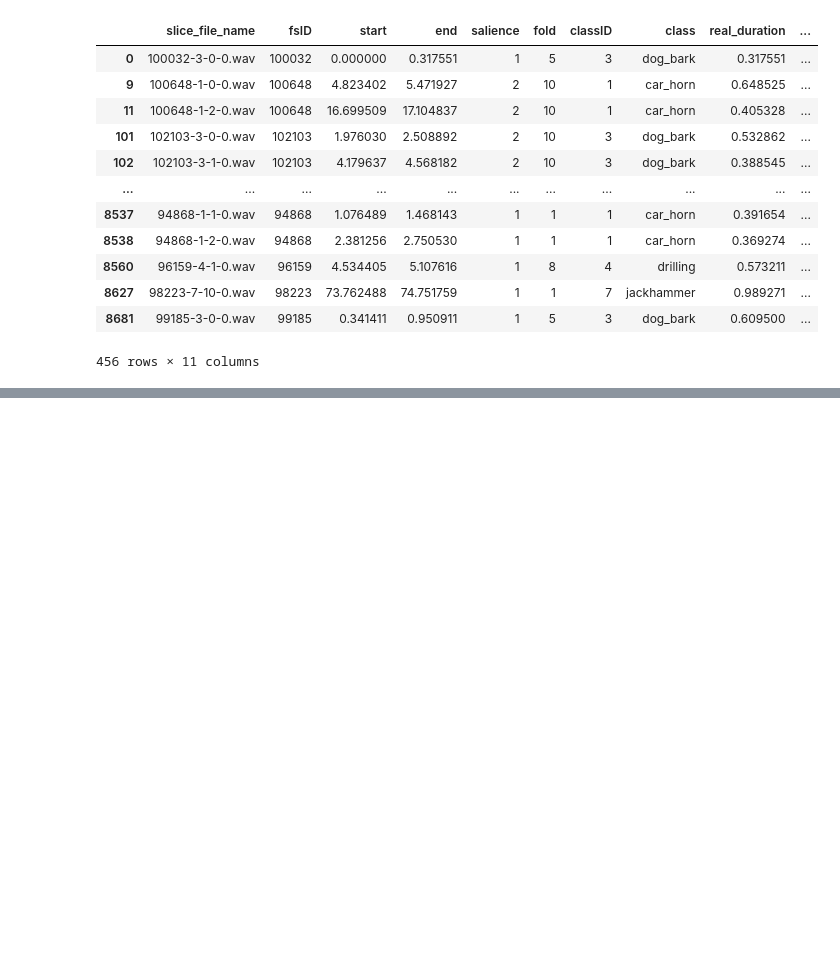
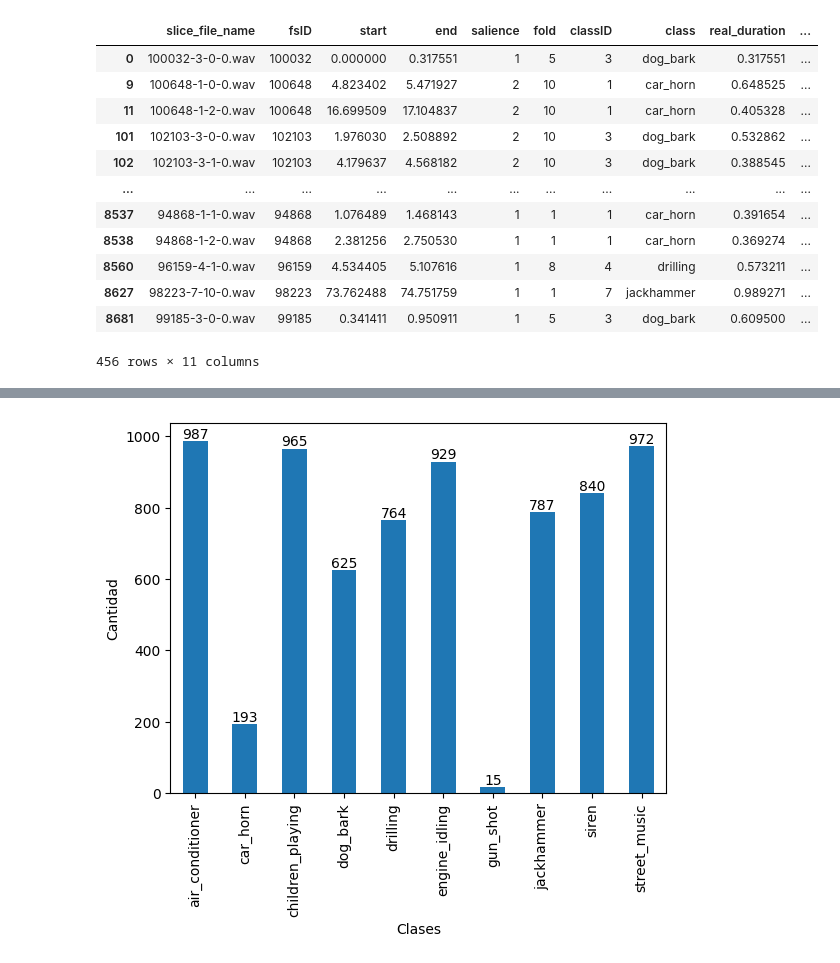
Before and after one commit to sebascarag/AI-SyntheticSound, a Jupyter notebook: eda-urbansound8k.ipynb, the cells around one changed output, grey strips where cells are left out. Drawn from its saved outputs; the diff is of its cells as text; code cells hidden in the pictures; blank space fills up the shorter version.

Commit message:
added plot for 4 seconds audios

```diff
--- a/eda-urbansound8k.ipynb
+++ b/eda-urbansound8k.ipynb
@@ -120,0 +133,8 @@ data[data.real_duration >= 4]
+# %%
+# menos de 4 segundos
+
+ax = data[data.real_duration >= 4].groupby("class").count()['classID'].plot.bar(xlabel='Clases', ylabel='Cantidad')
+for container in ax.containers:
+    ax.bar_label(container)
+# %% [output]
+[figure, added]
```
Also changed, not shown: parts of 1 cell of this notebook.
